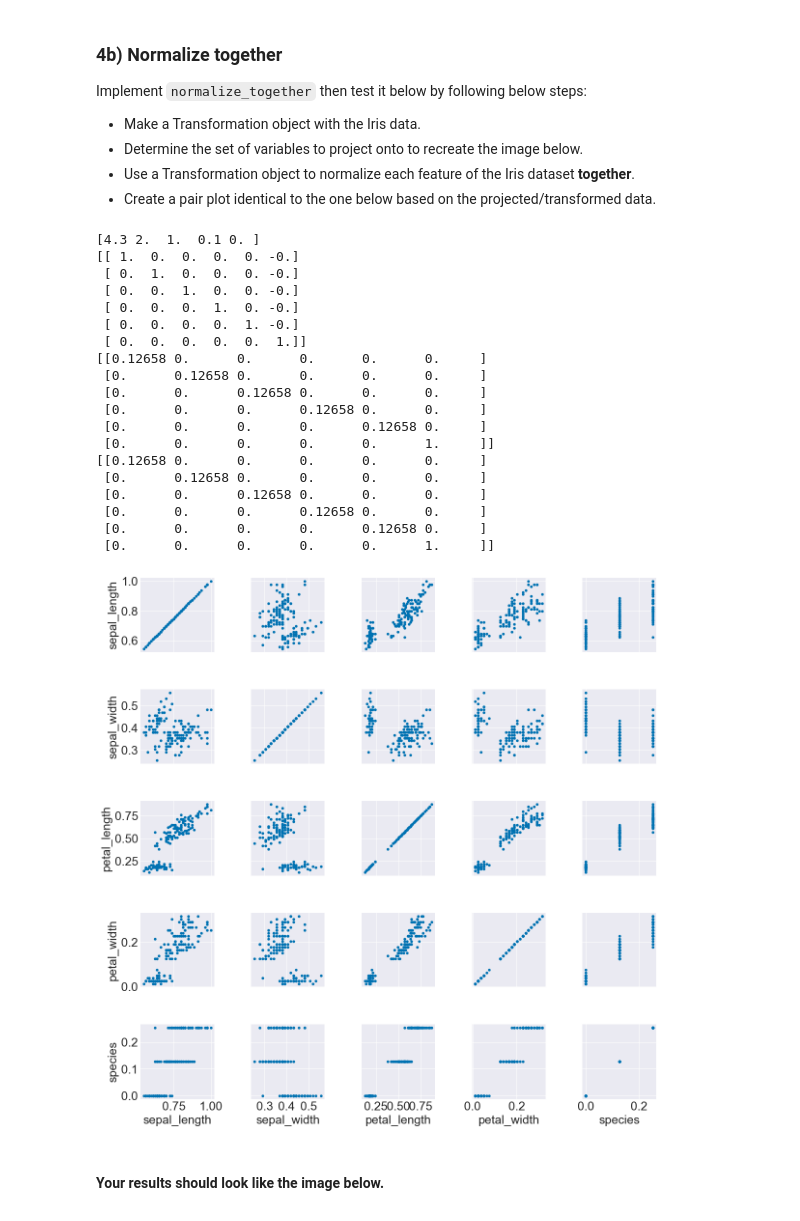
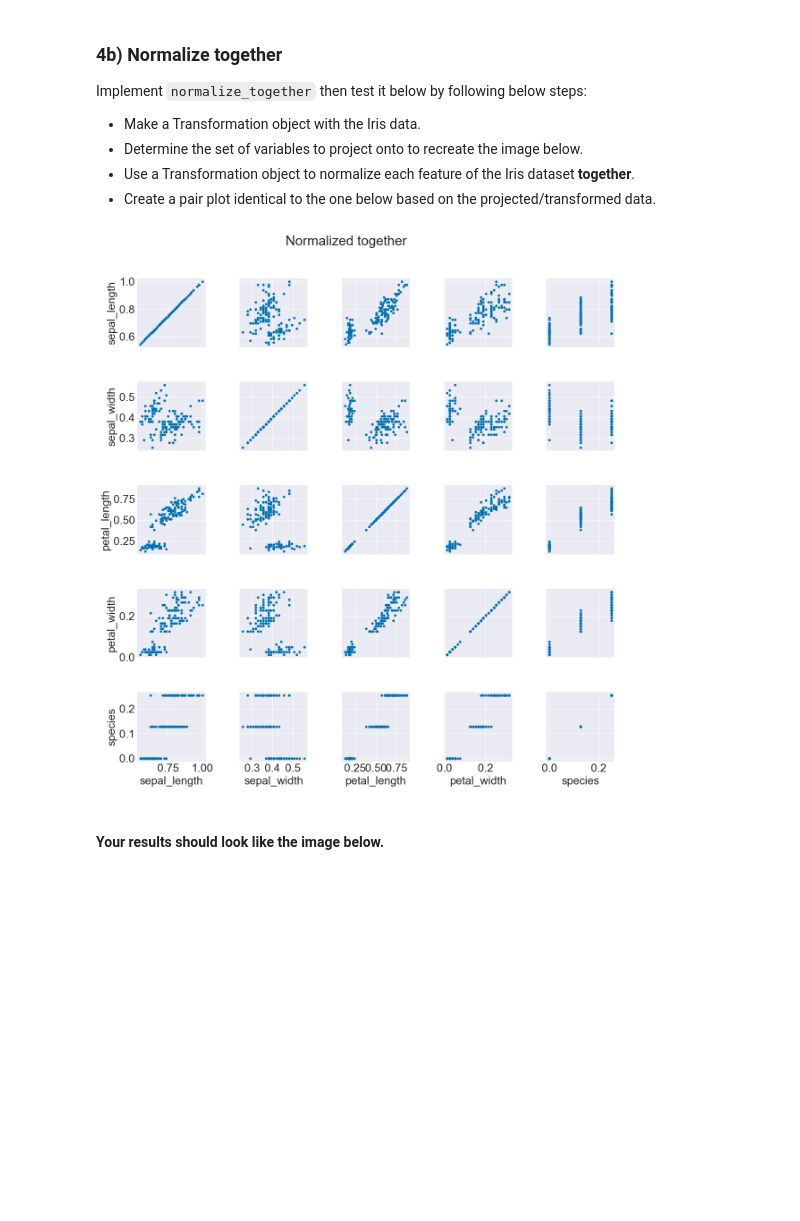
Before and after one commit to derekhessinger/Matrix_Transformations, a Jupyter notebook: transformations.ipynb, the cells around one changed output. Drawn from its saved outputs; the diff is of its cells as text; code cells hidden in the pictures; blank space fills up the shorter version.

```diff
--- a/transformations.ipynb
+++ b/transformations.ipynb
@@ -446,35 +446,17 @@ Implement `normalize_together` then test it below by following below steps:
 # %%
 # Your test code here
 iris_data = data.Data('data/iris.csv')
 iris_trans = transformation.Transformation(iris_data)
 headers = iris_data.get_headers()
 iris_trans.project(headers)
 
 iris_trans.normalize_together()
 
 fig, axes = iris_trans.pair_plot(headers)
+fig.suptitle('Normalized together')
 fig.subplots_adjust(bottom=0.0, right=1.0, top=0.9, hspace = 0.5, wspace = 0.5)
 # %% [output]
-[4.3 2.  1.  0.1 0. ]
-[[ 1.  0.  0.  0.  0. -0.]
- [ 0.  1.  0.  0.  0. -0.]
- [ 0.  0.  1.  0.  0. -0.]
- [ 0.  0.  0.  1.  0. -0.]
- [ 0.  0.  0.  0.  1. -0.]
- [ 0.  0.  0.  0.  0.  1.]]
-[[0.12658 0.      0.      0.      0.      0.     ]
- [0.      0.12658 0.      0.      0.      0.     ]
- [0.      0.      0.12658 0.      0.      0.     ]
- [0.      0.      0.      0.12658 0.      0.     ]
- [0.      0.      0.      0.      0.12658 0.     ]
- [0.      0.      0.      0.      0.      1.     ]]
-[[0.12658 0.      0.      0.      0.      0.     ]
- [0.      0.12658 0.      0.      0.      0.     ]
- [0.      0.      0.12658 0.      0.      0.     ]
- [0.      0.      0.      0.12658 0.      0.     ]
- [0.      0.      0.      0.      0.12658 0.     ]
- [0.      0.      0.      0.      0.      1.     ]]
-[figure, old version]
+[figure, new version]
 # %% [markdown]
 #### Your results should look like the image below.
 
```
Also changed, not shown: parts of 14 cells of this notebook, 2 other files.
